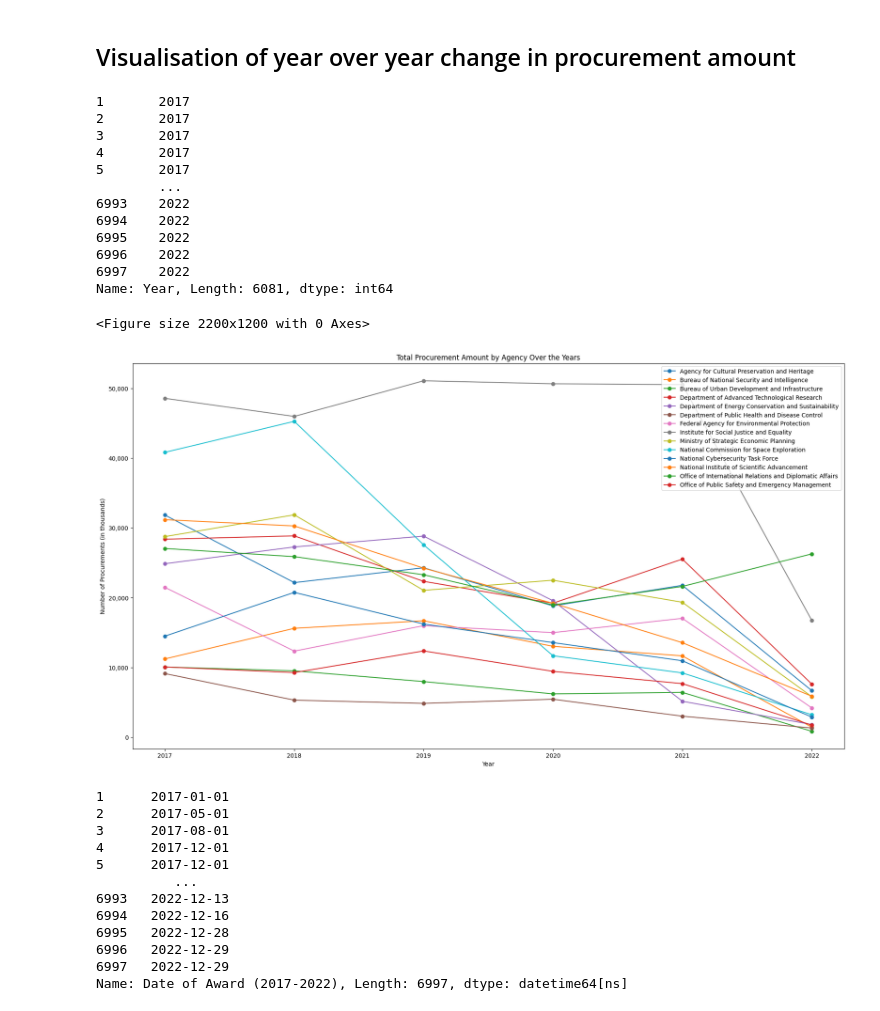
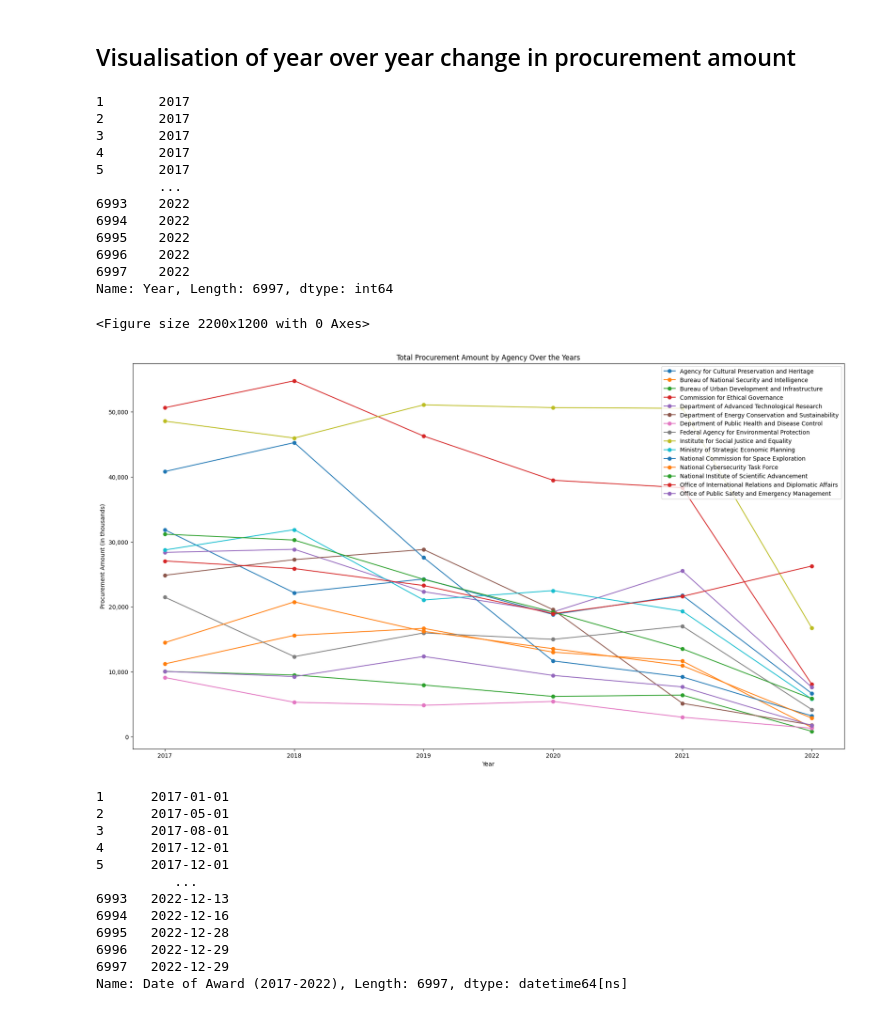
Before and after one commit to Qingyu255/AGO_Data, a Jupyter notebook: AGO_analytics.ipynb, the cells around one changed output. Drawn from its saved outputs; the diff is of its cells as text; code cells hidden in the pictures.

Commit message:
more charts

```diff
--- a/AGO_analytics.ipynb
+++ b/AGO_analytics.ipynb
@@ -175,45 +175,45 @@ plt.figure(figsize=(22, 12))
 # Extract the year from the date
 
 # data = data[data["Agency"] != "Commission for Ethical Governance"]
-data['Year'] = data['Date of Award (2017-2022)'].dt.year
-print(data['Year'])
+data["Year"] = data["Date of Award (2017-2022)"].dt.year
+print(data["Year"])
 # Convert the "Awarded Amount" column to numeric
-data['Awarded Amount'] = pd.to_numeric(data['Awarded Amount'], errors='coerce')
+data["Awarded Amount"] = pd.to_numeric(data["Awarded Amount"], errors="coerce")
 
 # Group the data by Agency and Year, then sum the awarded amounts
-agency_yearly_total = data.groupby(['Agency', 'Year'])['Awarded Amount'].sum().reset_index()
+agency_yearly_total = data.groupby(["Agency", "Year"])["Awarded Amount"].sum().reset_index()
 
 # Create a plot for each agency
 plt.figure(figsize=(22, 12))
-for agency in agency_yearly_total['Agency'].unique():
-    agency_data = agency_yearly_total[agency_yearly_total['Agency'] == agency]
-    plt.plot(agency_data['Year'], agency_data['Awarded Amount'], label=agency, marker="o")
+for agency in agency_yearly_total["Agency"].unique():
+    agency_data = agency_yearly_total[agency_yearly_total["Agency"] == agency]
+    plt.plot(agency_data["Year"], agency_data["Awarded Amount"], label=agency, marker="o")
 
 # Add labels and legend
-plt.xlabel('Year')
-plt.ylabel('Number of Procurements (in thousands)')
+plt.xlabel("Year")
+plt.ylabel("Procurement Amount (in thousands)")
 plt.gca().yaxis.set_major_formatter(FuncFormatter(lambda x, _: '{:,.0f}'.format(x / 1000)))
 
-plt.title('Total Procurement Amount by Agency Over the Years')
+plt.title("Total Procurement Amount by Agency Over the Years")
 plt.legend()
 
 # Show the plot
 plt.show()
 # %% [output]
 1       2017
 2       2017
 3       2017
 4       2017
 5       2017
         ...
 6993    2022
 6994    2022
 6995    2022
 6996    2022
 6997    2022
-Name: Year, Length: 6081, dtype: int64
+Name: Year, Length: 6997, dtype: int64
 <Figure size 2200x1200 with 0 Axes>
-[figure, old version]
+[figure, new version]
 # %%
 print(data["Date of Award (2017-2022)"])
 # %% [output]
```
Also changed, not shown: parts of 2 cells of this notebook.
